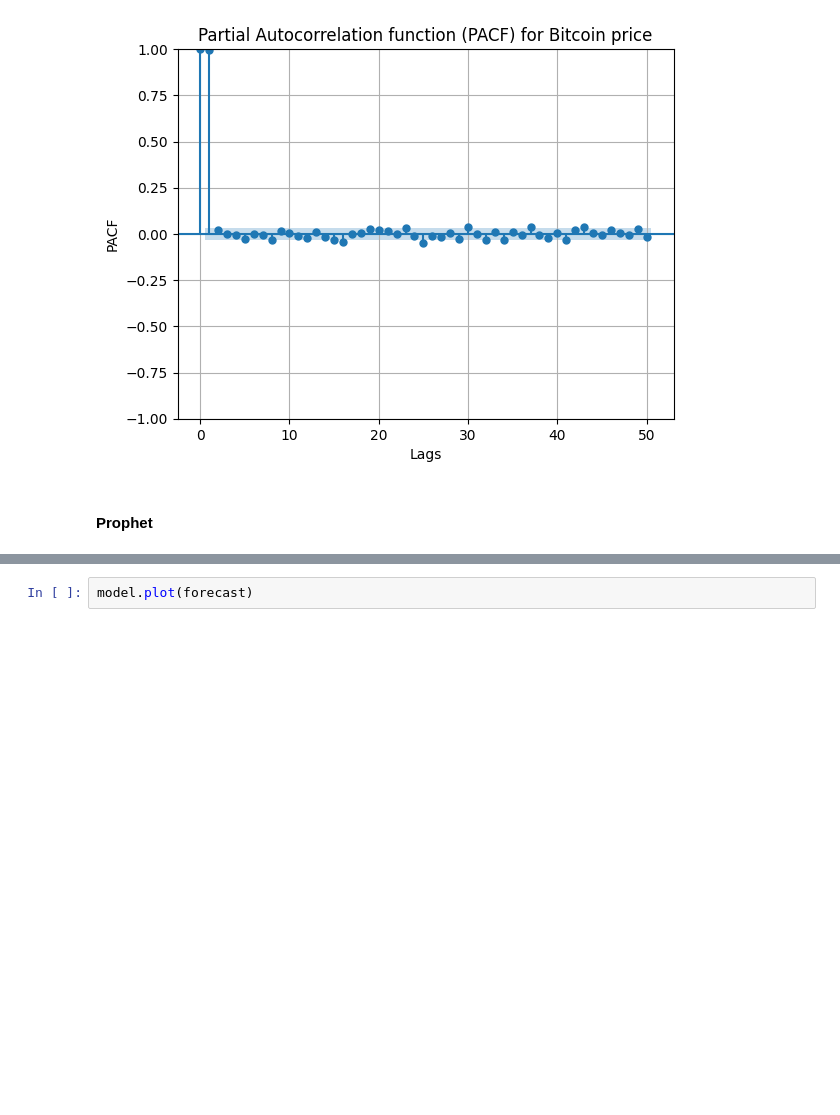
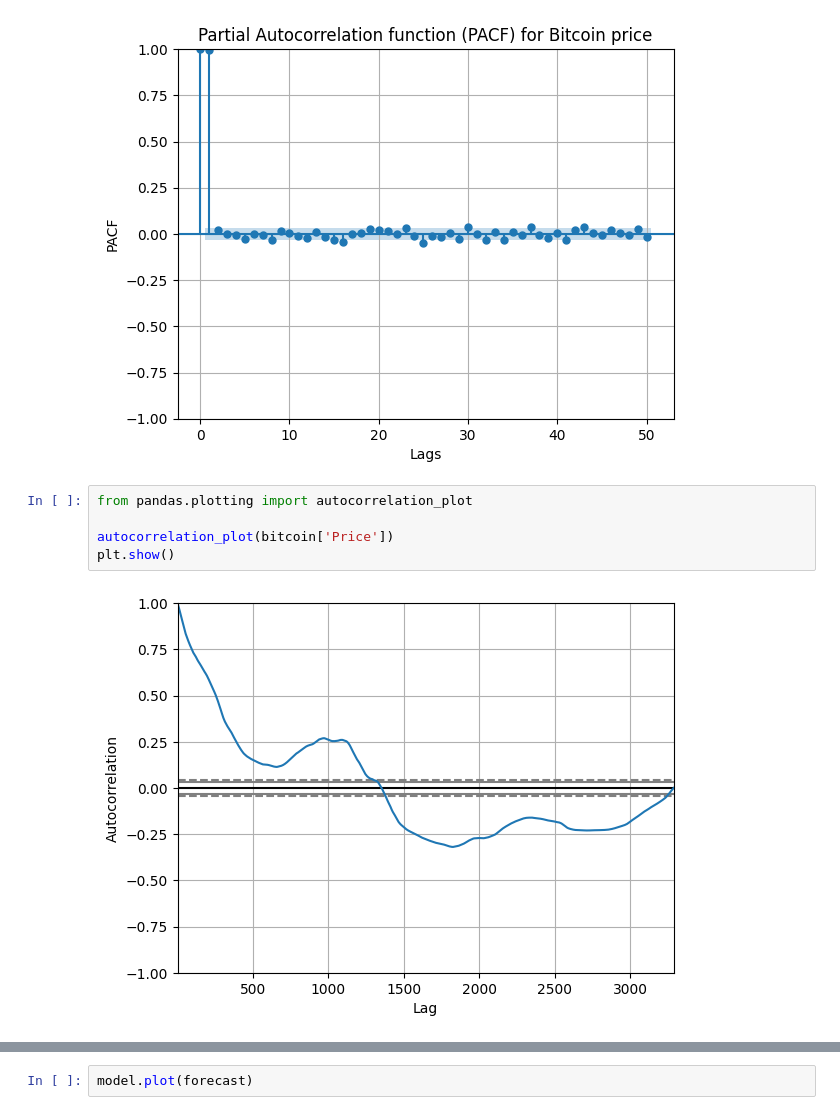
Before and after one commit to Jankiel-Predator/mmda_proj_btc, a Jupyter notebook: bitcoin copy.ipynb, the cells around one changed output, grey strips where cells are left out. Drawn from its saved outputs; the diff is of its cells as text; blank space fills up the shorter version.

```diff
--- a/bitcoin copy.ipynb
+++ b/bitcoin copy.ipynb
@@ -506,6 +546,11 @@ plt.grid(True)
 plt.show()
 # %% [output]
 [figure]
-# %% [markdown]
-#### Prophet
+# %%
+from pandas.plotting import autocorrelation_plot
+
+autocorrelation_plot(bitcoin['Price'])
+plt.show()
+# %% [output]
+[figure, added]
 # %%
```
Also changed, not shown: parts of 41 cells of this notebook, 2 other files.
